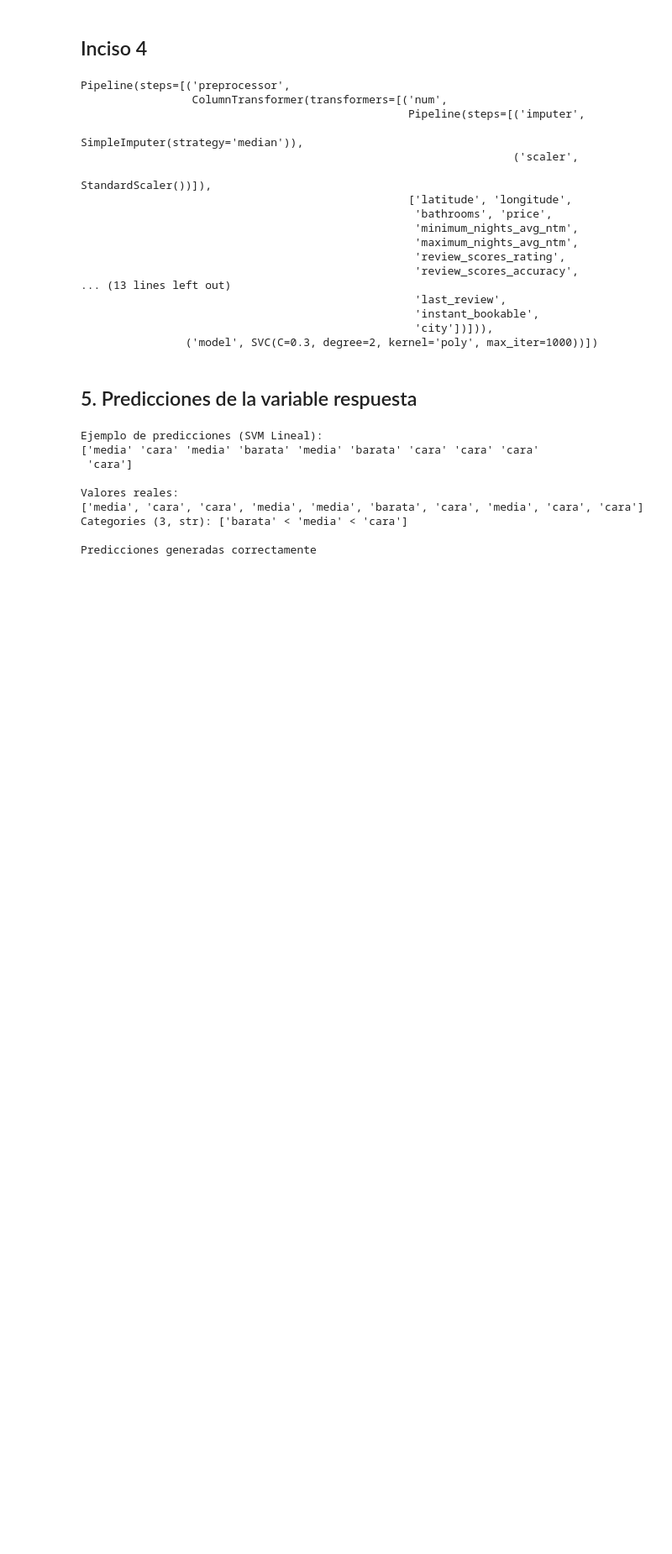
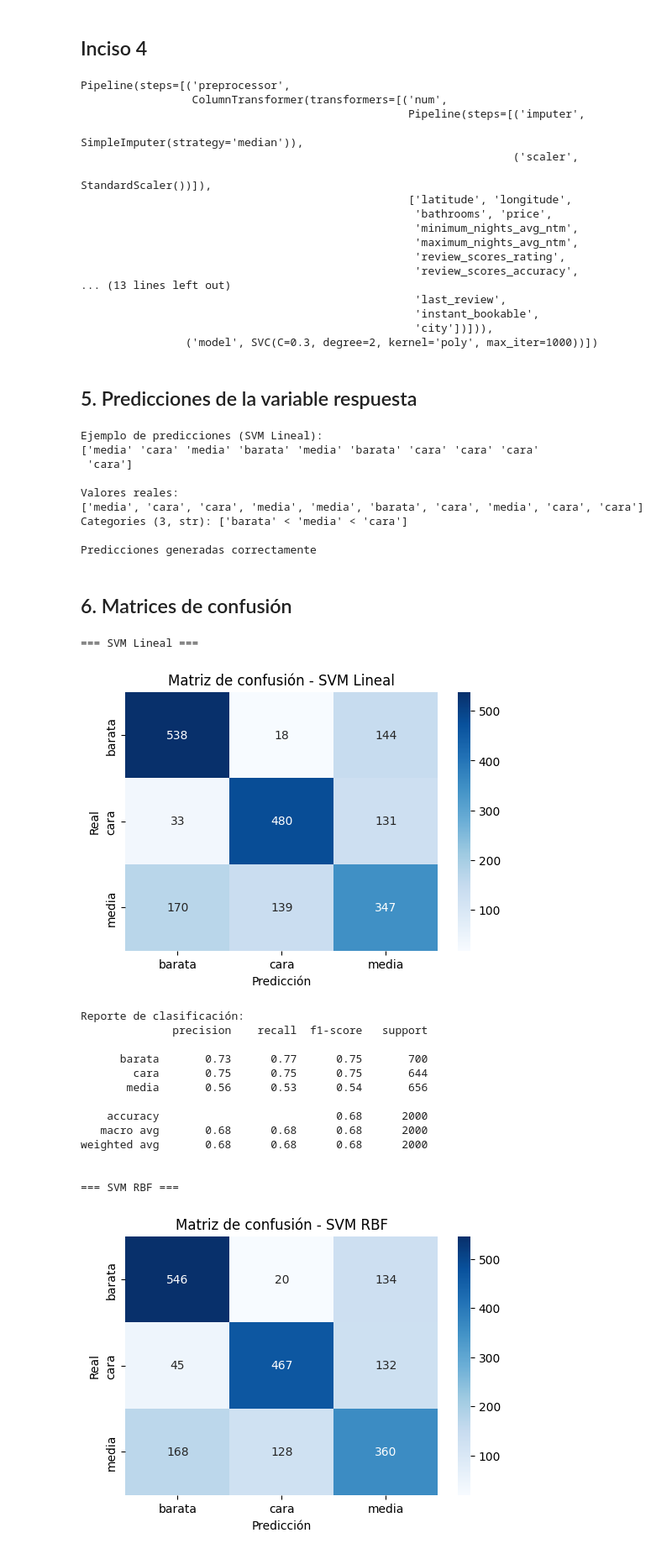
Before and after one commit to Ninaswiftie09/Mineria-de-Datos, a Jupyter notebook: Laboratorio8.ipynb, the cells around one changed output. Shown at 84% size. Cells and saved outputs as stored; diff of their text form; code cells hidden in the pictures; blank space fills up the shorter version.

```diff
--- a/Laboratorio8.ipynb
+++ b/Laboratorio8.ipynb
@@ -693,3 +693,49 @@ Valores reales:
 Categories (3, str): ['barata' < 'media' < 'cara']
 
 Predicciones generadas correctamente
+# %% [markdown]
+## 6. Matrices de confusión
+# %%
+import seaborn as sns
+import matplotlib.pyplot as plt
+from sklearn.metrics import confusion_matrix, classification_report
+
+def evaluar_modelo(nombre, y_true, y_pred):
+    print(f"\n=== {nombre} ===")
+
+    # matriz de confusión
+    cm = confusion_matrix(y_true, y_pred)
+
+    plt.figure(figsize=(6,4))
+    sns.heatmap(cm, annot=True, fmt='d', cmap='Blues',
+                xticklabels=["barata","cara","media"],
+                yticklabels=["barata","cara","media"])
+
+    plt.title(f"Matriz de confusión - {nombre}")
+    plt.xlabel("Predicción")
+    plt.ylabel("Real")
+    plt.show()
+
+    # reporte
+    print("\nReporte de clasificación:")
+    print(classification_report(y_true, y_pred))
+evaluar_modelo("SVM Lineal", y_test_sample, y_pred_linear)
+evaluar_modelo("SVM RBF", y_test_sample, y_pred_rbf)
+evaluar_modelo("SVM Polinomial", y_test_sample, y_pred_poly)
+# %% [output]
+=== SVM Lineal ===
+[figure, added]
+Reporte de clasificación:
+              precision    recall  f1-score   support
+
+      barata       0.73      0.77      0.75       700
+        cara       0.75      0.75      0.75       644
+       media       0.56      0.53      0.54       656
+
+    accuracy                           0.68      2000
+   macro avg       0.68      0.68      0.68      2000
+weighted avg       0.68      0.68      0.68      2000
+
+
+=== SVM RBF ===
+[figure, added]
```
Also changed, not shown: parts of 1 cell of this notebook.
